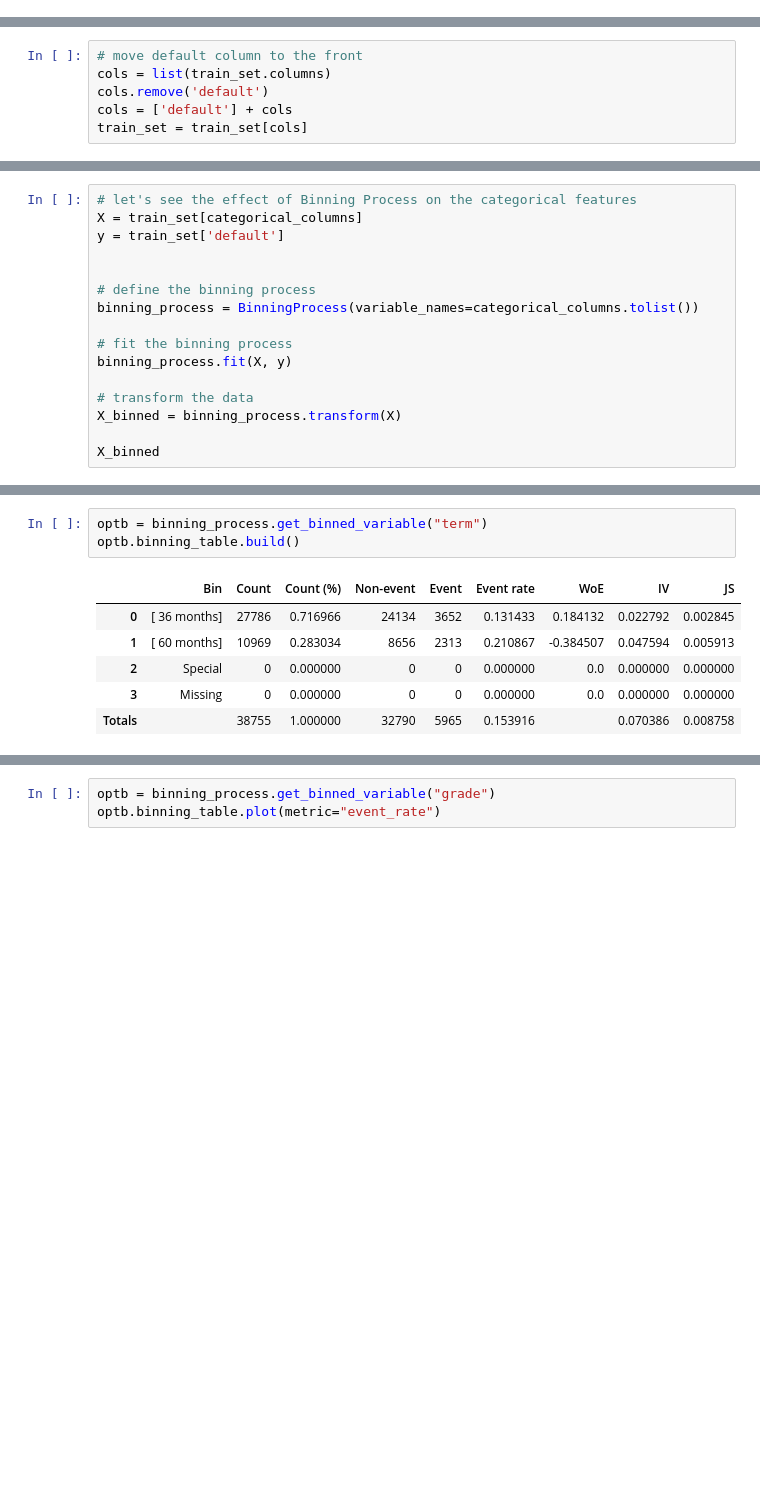
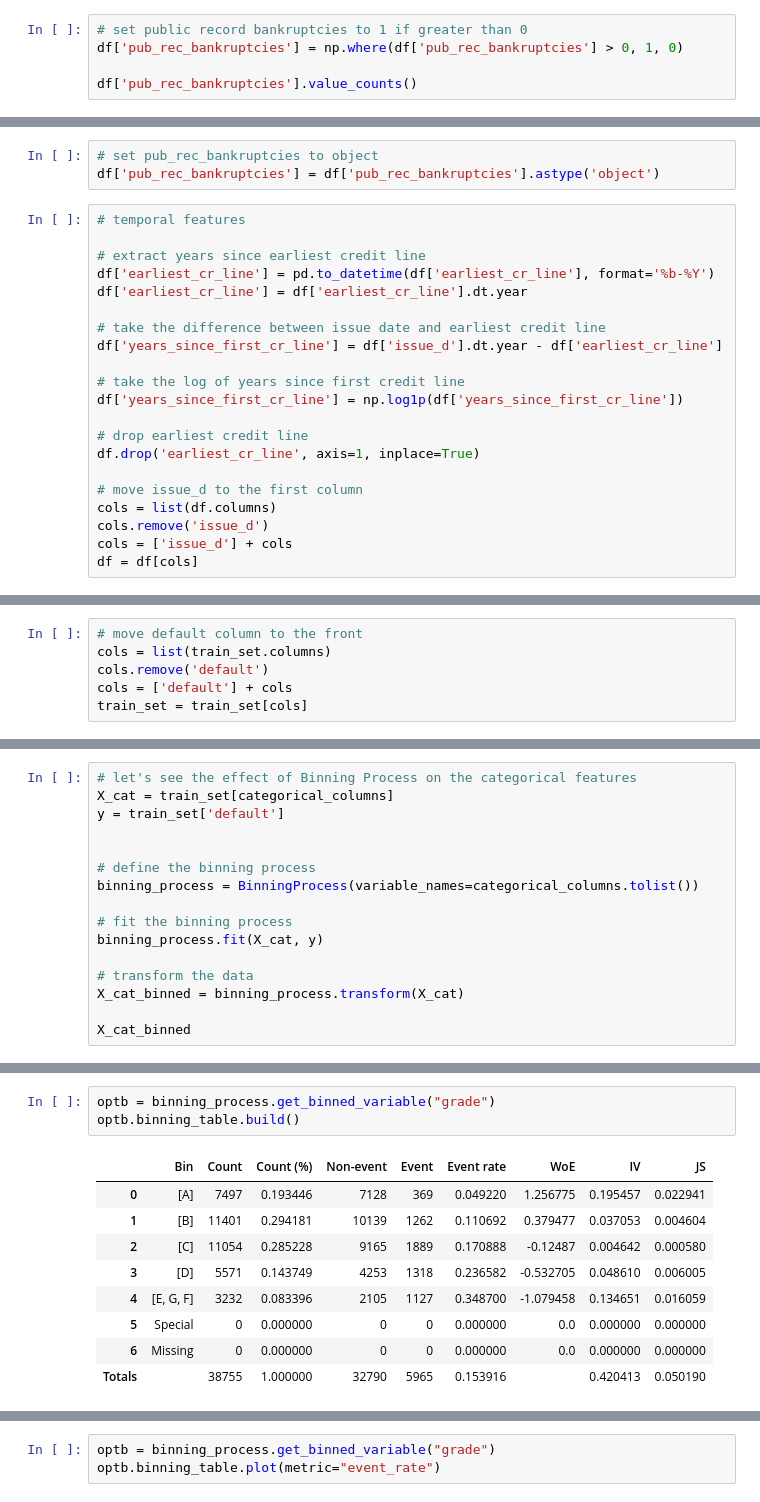
Before and after one commit to AleFax99/Automated_Portfolio_Management_for_P2P_Lending, a Jupyter notebook: PD_Prediction.ipynb, the cells around one changed output, grey strips where cells are left out. Drawn from its saved outputs; the diff is of its cells as text; blank space fills up the shorter version.

```diff
--- a/PD_Prediction.ipynb
+++ b/PD_Prediction.ipynb
@@ -208,0 +184,5 @@ df.loc[df['year'] == 2020].shape
+# %%
+# set public record bankruptcies to 1 if greater than 0
+df['pub_rec_bankruptcies'] = np.where(df['pub_rec_bankruptcies'] > 0, 1, 0)
+
+df['pub_rec_bankruptcies'].value_counts()
@@ -209,3 +194,27 @@ df.loc[df['year'] == 2020].shape
+# %%
+# set pub_rec_bankruptcies to object
+df['pub_rec_bankruptcies'] = df['pub_rec_bankruptcies'].astype('object')
+# %%
+# temporal features
+
+# extract years since earliest credit line
+df['earliest_cr_line'] = pd.to_datetime(df['earliest_cr_line'], format='%b-%Y')
+df['earliest_cr_line'] = df['earliest_cr_line'].dt.year
+
+# take the difference between issue date and earliest credit line
+df['years_since_first_cr_line'] = df['issue_d'].dt.year - df['earliest_cr_line']
+
+# take the log of years since first credit line
+df['years_since_first_cr_line'] = np.log1p(df['years_since_first_cr_line'])
+
+# drop earliest credit line
+df.drop('earliest_cr_line', axis=1, inplace=True)
+
+# move issue_d to the first column
+cols = list(df.columns)
+cols.remove('issue_d')
+cols = ['issue_d'] + cols
+df = df[cols]
 # %%
 df.set_index('issue_d', inplace=True)
 # %%
@@ -349,6 +376,6 @@ plt.show()
 # %%
 # let's see the effect of Binning Process on the categorical features
-X = train_set[categorical_columns]
+X_cat = train_set[categorical_columns]
 y = train_set['default']
 
 
@@ -356,10 +383,10 @@ y = train_set['default']
 binning_process = BinningProcess(variable_names=categorical_columns.tolist())
 
 # fit the binning process
-binning_process.fit(X, y)
+binning_process.fit(X_cat, y)
 
 # transform the data
-X_binned = binning_process.transform(X)
+X_cat_binned = binning_process.transform(X_cat)
 
-X_binned
+X_cat_binned
 # %% [output]
@@ -404,10 +416,13 @@ binning_process.summary()
 # %%
-optb = binning_process.get_binned_variable("term")
+optb = binning_process.get_binned_variable("grade")
 optb.binning_table.build()
 # %% [output]
 |  | Bin | Count | Count (%) | Non-event | Event | Event rate | WoE | IV | JS |
-| 0 | [ 36 months] | 27786 | 0.716966 | 24134 | 3652 | 0.131433 | 0.184132 | 0.022792 | 0.002845 |
-| 1 | [ 60 months] | 10969 | 0.283034 | 8656 | 2313 | 0.210867 | -0.384507 | 0.047594 | 0.005913 |
-| 2 | Special | 0 | 0.000000 | 0 | 0 | 0.000000 | 0.0 | 0.000000 | 0.000000 |
-| 3 | Missing | 0 | 0.000000 | 0 | 0 | 0.000000 | 0.0 | 0.000000 | 0.000000 |
-| Totals |  | 38755 | 1.000000 | 32790 | 5965 | 0.153916 |  | 0.070386 | 0.008758 |
+| 0 | [A] | 7497 | 0.193446 | 7128 | 369 | 0.049220 | 1.256775 | 0.195457 | 0.022941 |
+| 1 | [B] | 11401 | 0.294181 | 10139 | 1262 | 0.110692 | 0.379477 | 0.037053 | 0.004604 |
+| 2 | [C] | 11054 | 0.285228 | 9165 | 1889 | 0.170888 | -0.12487 | 0.004642 | 0.000580 |
+| 3 | [D] | 5571 | 0.143749 | 4253 | 1318 | 0.236582 | -0.532705 | 0.048610 | 0.006005 |
+| 4 | [E, G, F] | 3232 | 0.083396 | 2105 | 1127 | 0.348700 | -1.079458 | 0.134651 | 0.016059 |
+| 5 | Special | 0 | 0.000000 | 0 | 0 | 0.000000 | 0.0 | 0.000000 | 0.000000 |
+| 6 | Missing | 0 | 0.000000 | 0 | 0 | 0.000000 | 0.0 | 0.000000 | 0.000000 |
+| Totals |  | 38755 | 1.000000 | 32790 | 5965 | 0.153916 |  | 0.420413 | 0.050190 |
```
Also changed, not shown: parts of 54 cells of this notebook, 3 other files.
